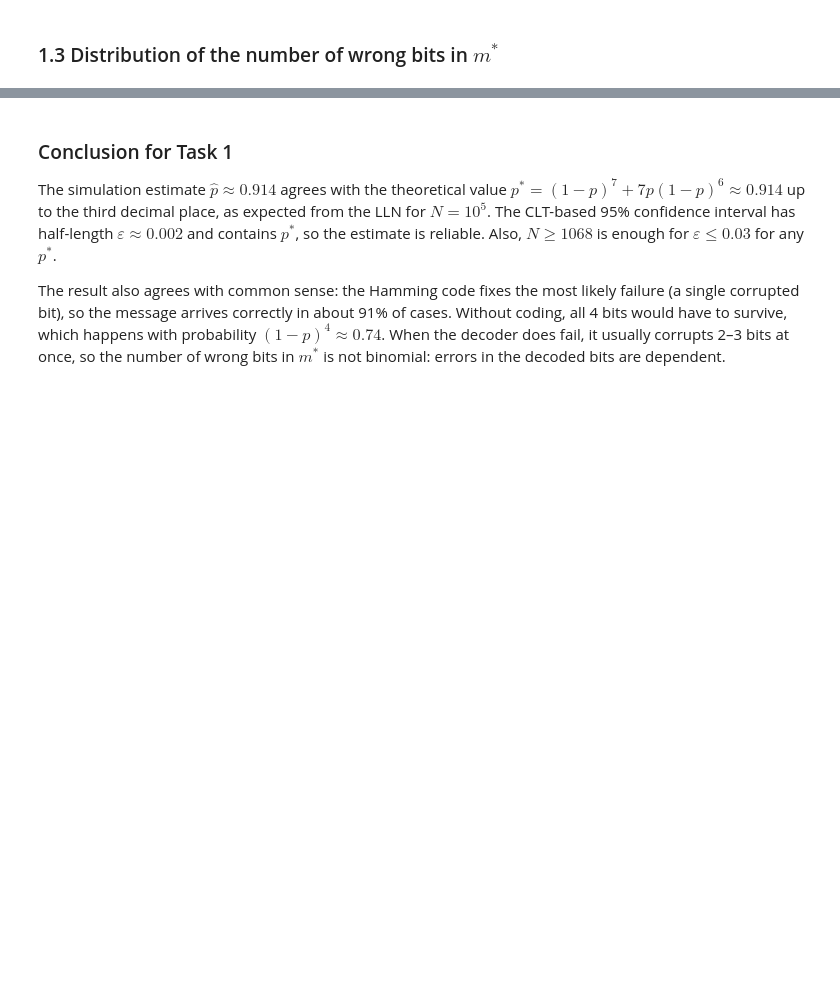
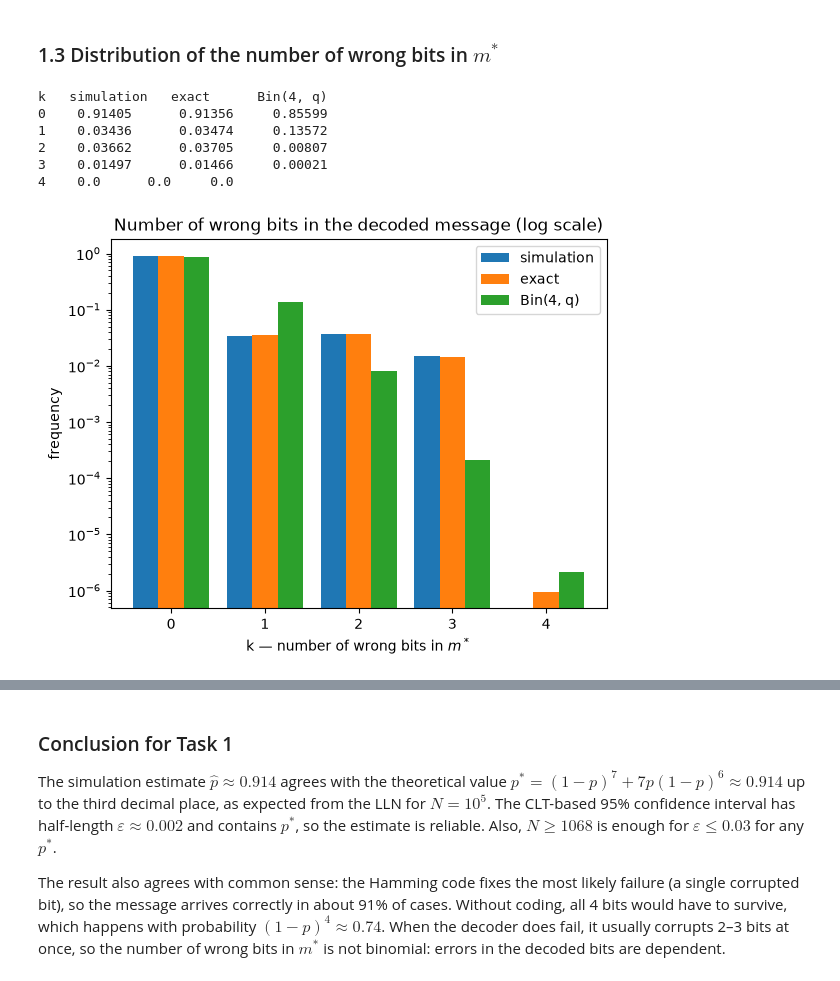
Before and after one commit to dymp1q/probabilitylabN2, a Jupyter notebook: RV-CLT-PS-Lab2.ipynb, the cells around one changed output, grey strips where cells are left out. Cells and saved outputs as stored; diff of their text form; code cells hidden in the pictures; blank space fills up the shorter version.

Commit message:
Fix inaccuracies, add exact distribution in Task 1 and direct Markov bound in Task 3, add outputs

```diff
--- a/RV-CLT-PS-Lab2.ipynb
+++ b/RV-CLT-PS-Lab2.ipynb
@@ -156,23 +175,41 @@ print("N for eps <= 0.03 (worst case, s = 0.5):", int(np.ceil((z * 0.5 / 0.03) *
 # %%
 k = np.sum(m != m_star, axis=1)
 
 freq = np.bincount(k, minlength=5) / N
 
 q = k.mean() / 4
 binom = stats.binom.pmf([0, 1, 2, 3, 4], 4, q)
 
-print("k   simulation   Bin(4, q)")
+E = np.array([[(e >> j) & 1 for j in range(7)] for e in range(128)])
+prob_E = p ** E.sum(axis=1) * (1 - p) ** (7 - E.sum(axis=1))
+z_E = (E @ H) % 2
+E_star = (E + FIX[z_E[:, 0] + 2 * z_E[:, 1] + 4 * z_E[:, 2]]) % 2
+k_E = E_star[:, [2, 4, 5, 6]].sum(axis=1)
+exact = np.bincount(k_E, weights=prob_E, minlength=5)
+
+print("k   simulation   exact      Bin(4, q)")
 for i in range(5):
-    print(i, "  ", round(freq[i], 5), "    ", round(binom[i], 5))
+    print(i, "  ", round(freq[i], 5), "    ", round(exact[i], 5), "   ", round(binom[i], 5))
 
 ks = np.arange(5)
-plt.bar(ks - 0.2, freq, width=0.4, label="simulation")
-plt.bar(ks + 0.2, binom, width=0.4, label="Bin(4, q)")
+plt.bar(ks - 0.27, freq, width=0.27, label="simulation")
+plt.bar(ks, exact, width=0.27, label="exact")
+plt.bar(ks + 0.27, binom, width=0.27, label="Bin(4, q)")
 plt.yscale("log")
+plt.xticks(ks)
 plt.xlabel("k — number of wrong bits in $m^*$")
 plt.ylabel("frequency")
+plt.title("Number of wrong bits in the decoded message (log scale)")
 plt.legend()
 plt.show()
+# %% [output]
+k   simulation   exact      Bin(4, q)
+0    0.91405      0.91356     0.85599
+1    0.03436      0.03474     0.13572
+2    0.03662      0.03705     0.00807
+3    0.01497      0.01466     0.00021
+4    0.0      0.0     0.0
+[figure, added]
 # %% [markdown]
 **Is it a known distribution?** If the 4 bits of $m^*$ were wrong independently with the same probability $q$, the number of wrong bits $k$ would be $\text{Bin}(4, q)$. The comparison shows that this is **not** the case: the simulated distribution has far more mass at $k = 2, 3$ than $\text{Bin}(4,q)$ predicts.
 
```
Also changed, not shown: parts of 20 cells of this notebook.
